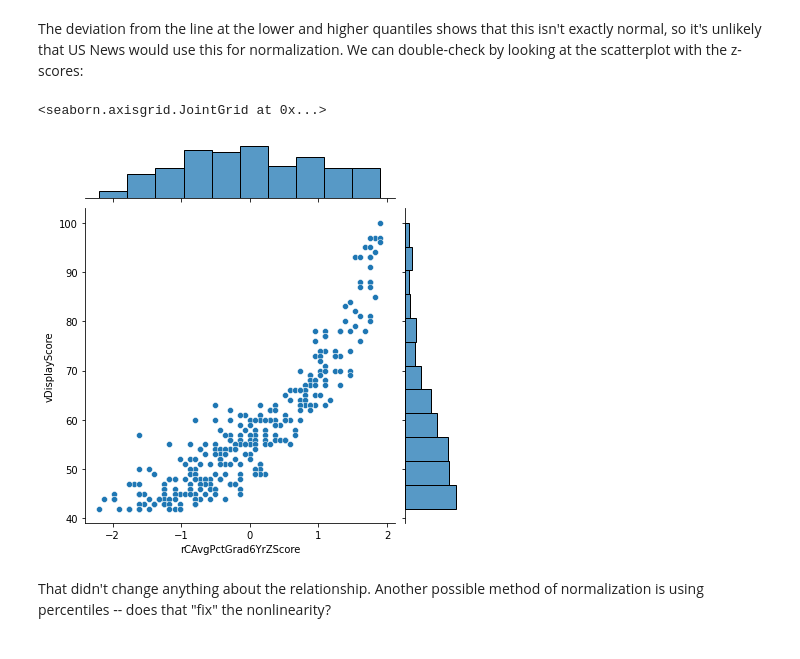
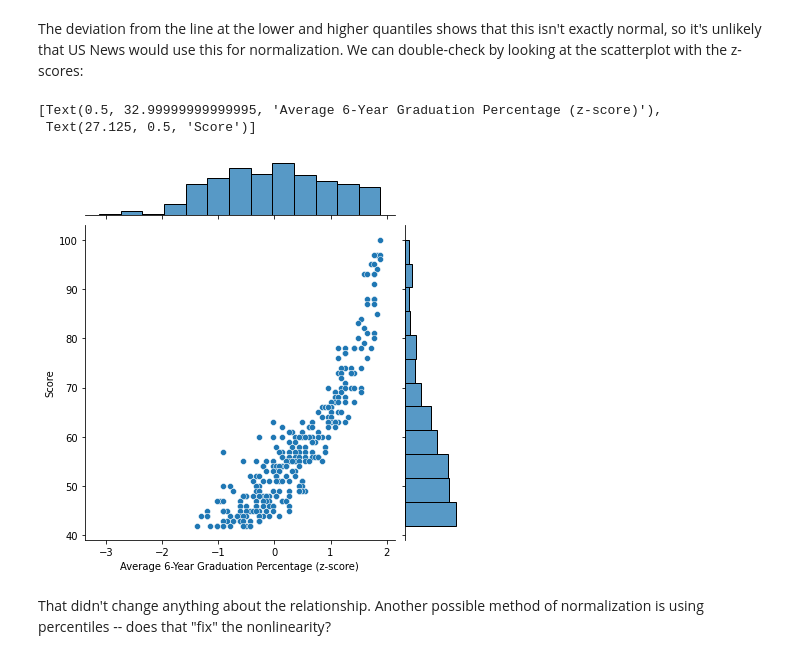
Before and after one commit to Aurathic/USNews-Colleges-Web-Scraper, a Jupyter notebook: python_web_scraper/web_scraping_2.ipynb, the cells around one changed output. Drawn from its saved outputs; the diff is of its cells as text; code cells hidden in the pictures.

```diff
--- a/python_web_scraper/web_scraping_2.ipynb
+++ b/python_web_scraper/web_scraping_2.ipynb
@@ -362,13 +348,13 @@ ax = sm.qqplot(univ_df["rCAvgPctGrad6Yr"], line="q")
 # %% [markdown]
 The deviation from the line at the lower and higher quantiles shows that this isn't exactly normal, so it's unlikely that US News would use this for normalization. We can double-check by looking at the scatterplot with the z-scores:
 # %%
-import scipy
-univ_df["rCAvgPctGrad6YrZScore"] = scipy.stats.zscore(univ_df["rCAvgPctGrad6Yr"])
-jp = sns.jointplot(x="rCAvgPctGrad6YrZScore",y="vDisplayScore", data=univ_df)
+univ_df["rCAvgPctGrad6YrZScore"] = (univ_df["rCAvgPctGrad6Yr"] -univ_df["rCAvgPctGrad6Yr"].mean())/univ_df["rCAvgPctGrad6Yr"].std(ddof=0)
+jp = sns.jointplot(x="rCAvgPctGrad6YrZScore",y="vDisplayScoreInt", data=univ_df)
 jp.figure.axes[0].set(xlabel="Average 6-Year Graduation Percentage (z-score)", ylabel="Score")
 # %% [output]
-<seaborn.axisgrid.JointGrid at 0x...>
+[Text(0.5, 32.99999999999995, 'Average 6-Year Graduation Percentage (z-score)'),
+ Text(27.125, 0.5, 'Score')]
-[figure, old version]
+[figure, new version]
 # %% [markdown]
 That didn't change anything about the relationship. Another possible method of normalization is using percentiles -- does that "fix" the nonlinearity?
 # %%
```
Also changed, not shown: parts of 26 cells of this notebook, 1 other file.
